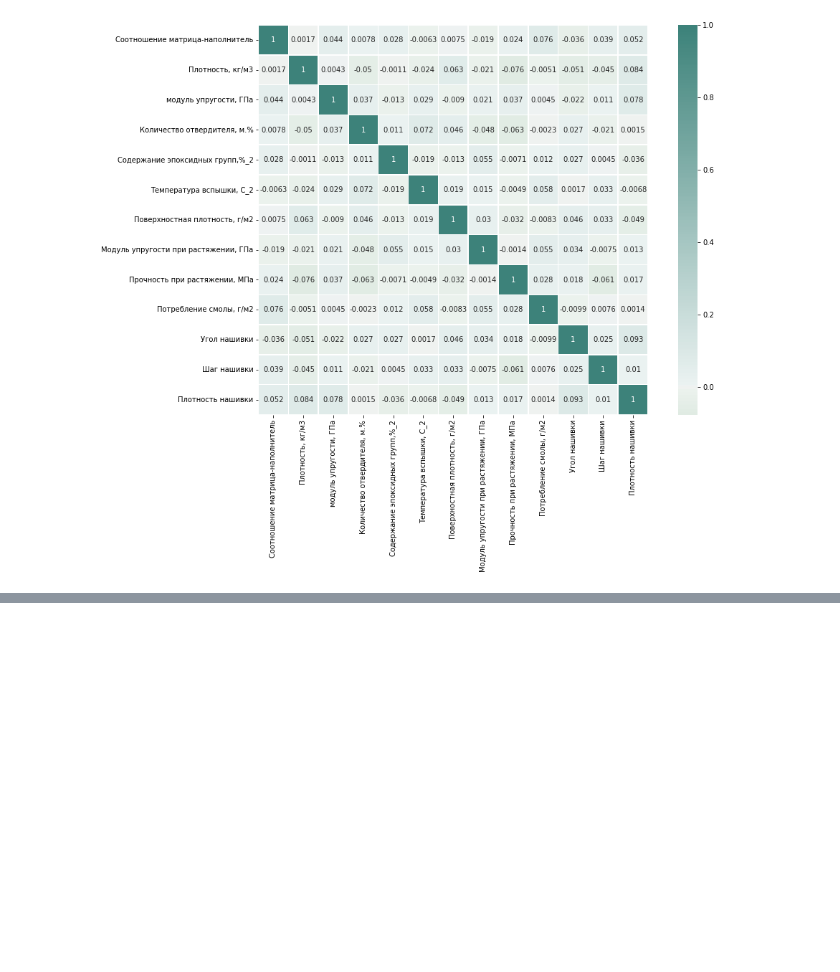
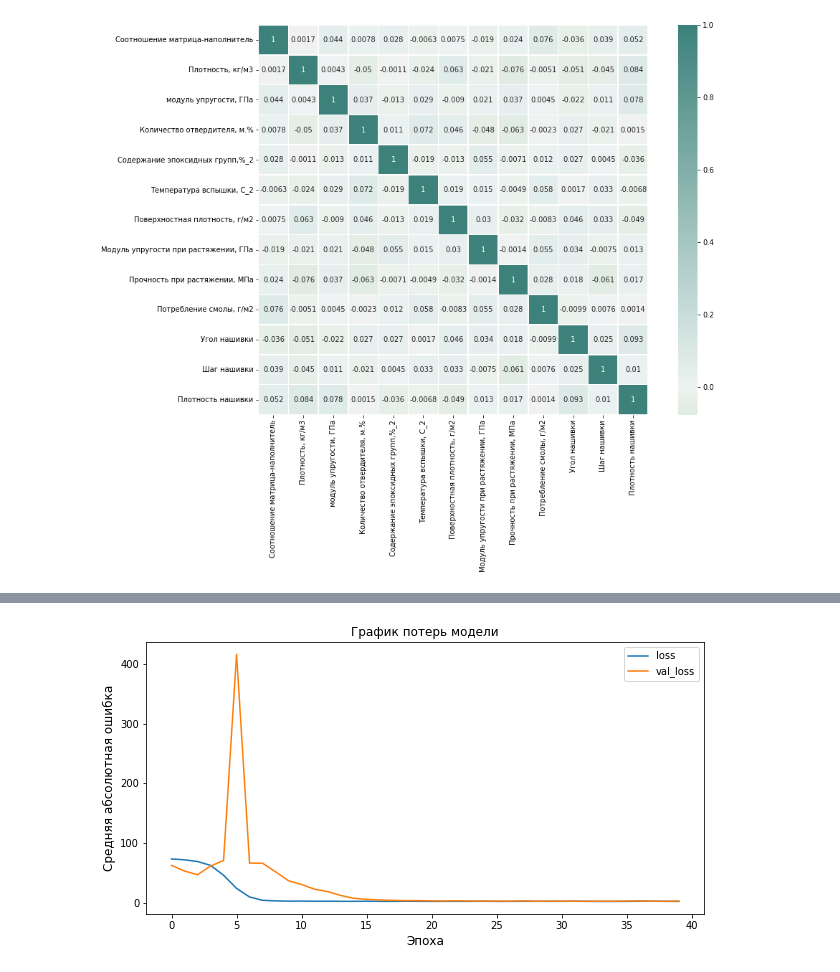
Before and after one commit to AlexeyMM84/VKR, a Jupyter notebook: VVKRlast.ipynb, the cells around one changed output, grey strips where cells are left out. Cells and saved outputs as stored; diff of their text form; code cells hidden in the pictures; blank space fills up the shorter version.

```diff
--- a/VVKRlast.ipynb
+++ b/VVKRlast.ipynb
@@ -318,0 +528,14 @@ from sklearn.model_selection import GridSearchCV, RandomizedSearchCV
+# %%
+model_upr.compile(
+    optimizer=tf.optimizers.SGD(learning_rate=0.01, momentum=0.9, nesterov=False),
+    loss='mean_absolute_error')
+# %%
+%%time
+history_upr = model_upr.fit(
+    X_train_upr,
+    y_train_upr,
+    batch_size = 64,
+    epochs=40,
+    verbose=1,
+    validation_split = 0.2
+    )
@@ -318,0 +580,33 @@ from sklearn.model_selection import GridSearchCV, RandomizedSearchCV
+# %%
+#Функция для построения графика потерь модели на тренировочной и тестовой выборках
+def model_loss_plot(model_history):
+    plt.figure(figsize=(10, 5))
+    plt.plot(model_history.history['loss'])
+    plt.plot(model_history.history['val_loss'])
+    plt.title('График потерь модели', size=12)
+    plt.ylabel('Средняя абсолютная ошибка', size=12)
+    plt.xlabel('Эпоха', size=12)
+    plt.legend(['loss', 'val_loss'], loc='best')
+    plt.show()
+
+#Функция для построения графика оригинального и предсказанного значения у
+def actual_and_predicted_plot(original_y, predicted_y):
+    plt.figure(figsize=(10,5))
+    plt.title('Тестовые и прогнозные значения', size=12)
+    plt.plot(original_y, color='blue', label = 'Тестовые значения')
+    plt.plot(predicted_y, color='red', label = 'Прогнозные значения')
+    plt.legend(loc='best')
+    plt.show()
+
+#Функция для построения точечного графика оригинального и предсказанного значения у
+def actual_and_predicted_scatter(original_y, predicted_y):
+    plt.figure(figsize=(10,5))
+    plt.title('Рассеяние тестовых и прогнозных значений', size=15)
+    plt.scatter(original_y, predicted_y)
+    plt.xlabel('Тестовые значения', size=12)
+    plt.ylabel('Прогнозные значения', size=12)
+    plt.show()
+# %%
+model_loss_plot(history_upr)
+# %% [output]
+[figure, added]
```
Also changed, not shown: parts of 62 cells of this notebook.
